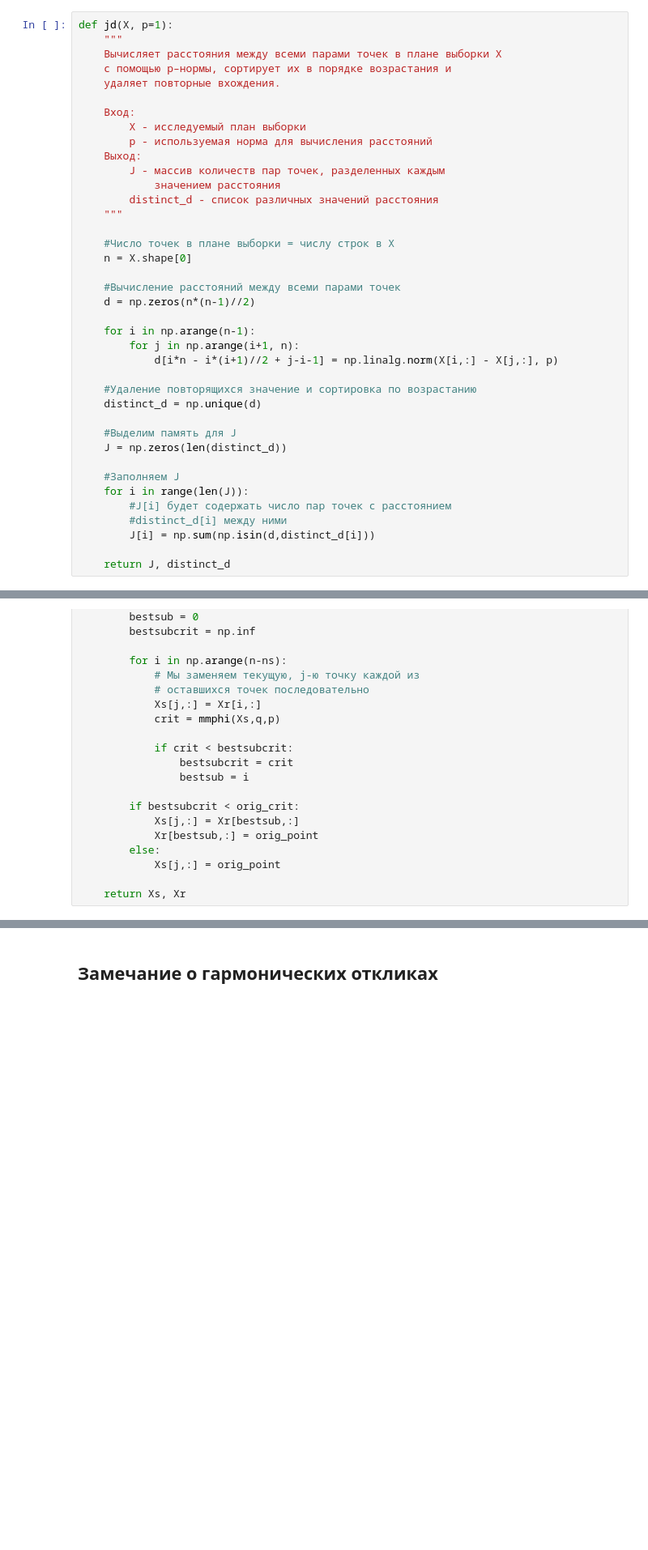
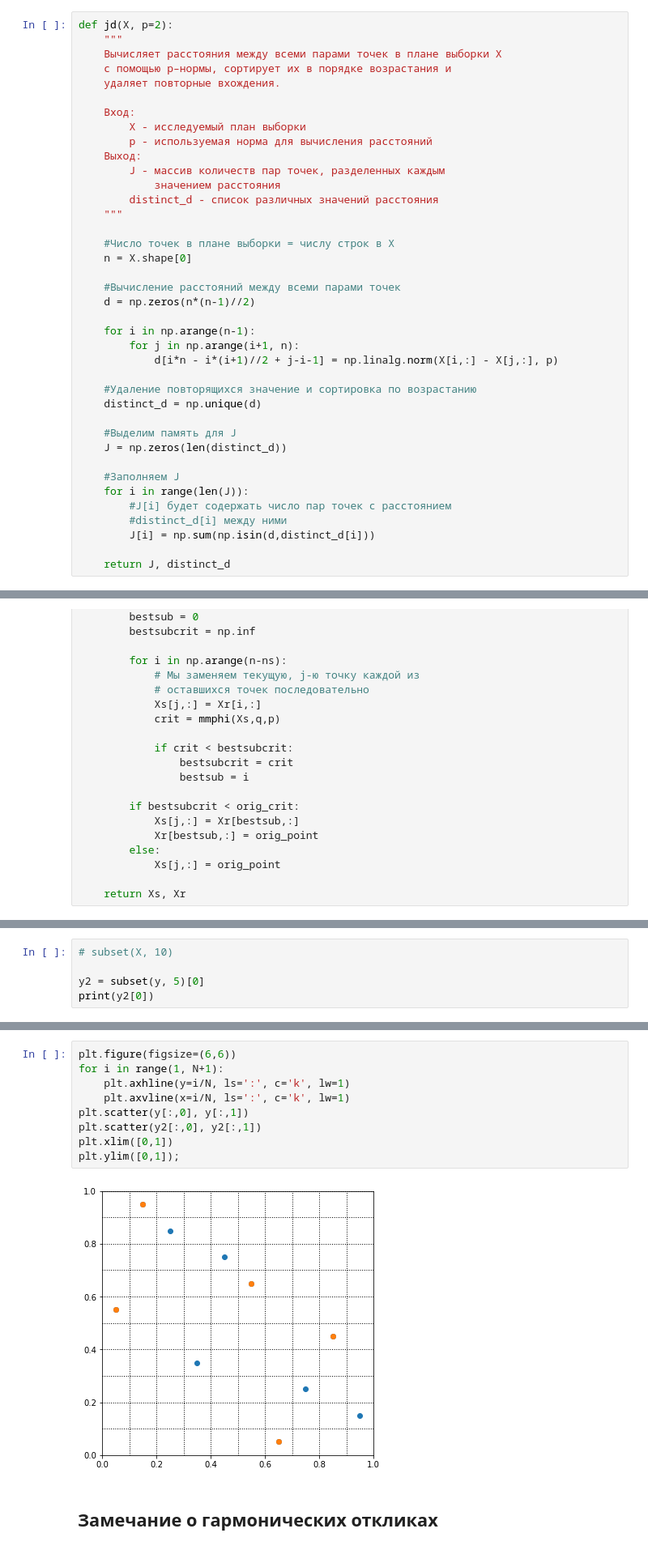
Before and after one commit to ruslan-shtin/science_work, a Jupyter notebook: Konspect/Chapter_1 - Intro.ipynb, the cells around one changed output, grey strips where cells are left out. Shown at 81% size. Cells and saved outputs as stored; diff of their text form; blank space fills up the shorter version.

```diff
--- a/Konspect/Chapter_1 - Intro.ipynb
+++ b/Konspect/Chapter_1 - Intro.ipynb
@@ -511,7 +501,7 @@ $$d_p(x^{(i_1)},x^{(i_2)}) = (\sum\limits_{j=1}^k |X_j^{(i_1)} - x_j^{(i_2)}|^p)
 
 Перейдём к практическим аспектам Определения 1.2. Для начала, нужно построить вектора $d_1, \,d_2, ... d_m$ и $J_1, \,J_2, ... J_m$. Далее приведена реализация этой задачи на Python:
 # %%
-def jd(X, p=1):
+def jd(X, p=2):
     """
     Вычисляет расстояния между всеми парами точек в плане выборки X
     с помощью p–нормы, сортирует их в порядке возрастания и
@@ -951,0 +964,5 @@ subset(X,10)
+# %%
+# subset(X, 10)
+
+y2 = subset(y, 5)[0]
+print(y2[0])
@@ -952,3 +971,14 @@ subset(X,10)
+# %%
+plt.figure(figsize=(6,6))
+for i in range(1, N+1):
+    plt.axhline(y=i/N, ls=':', c='k', lw=1)
+    plt.axvline(x=i/N, ls=':', c='k', lw=1)
+plt.scatter(y[:,0], y[:,1])
+plt.scatter(y2[:,0], y2[:,1])
+plt.xlim([0,1])
+plt.ylim([0,1]);
+# %% [output]
+[figure, added]
 # %% [markdown]
 ## Замечание о гармонических откликах
 # %% [markdown]
```
Also changed, not shown: parts of 34 cells of this notebook, 1 other file.
